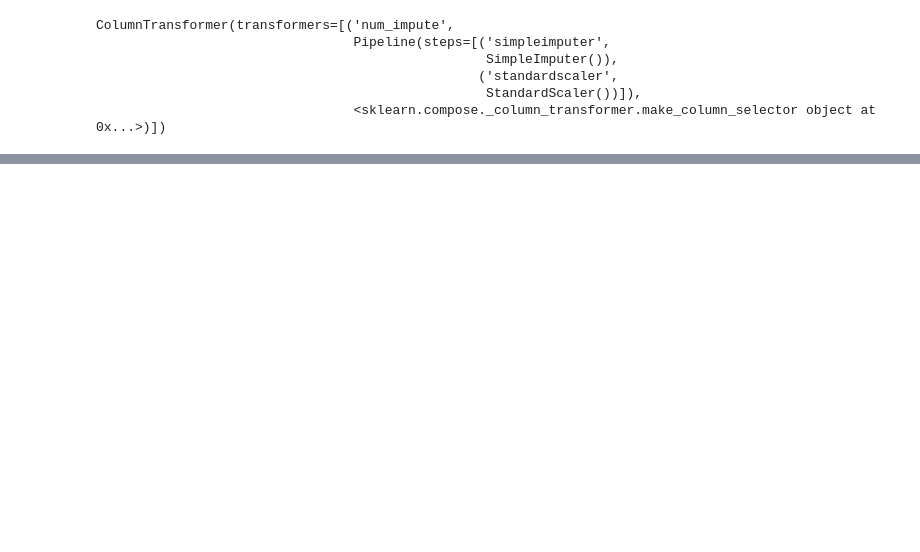
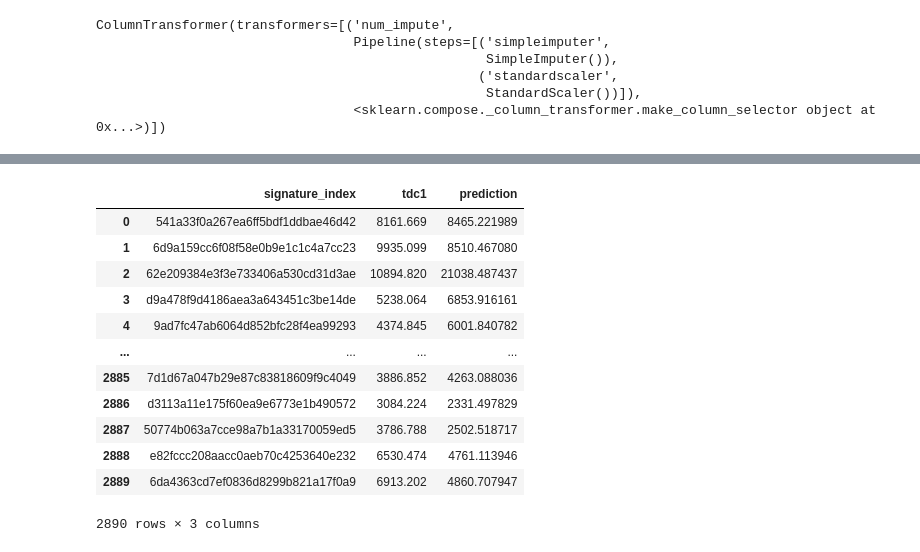
Before and after one commit to tobeybill/TISATAFL, a Jupyter notebook: CorrelationCreation.ipynb, the cells around one changed output, grey strips where cells are left out. Saved outputs shown, nothing was run; the diff lists cells and outputs as text; code cells hidden in the pictures; blank space fills up the shorter version.

```diff
--- a/CorrelationCreation.ipynb
+++ b/CorrelationCreation.ipynb
@@ -187,0 +226,16 @@ scores_df
+# %%
+small_ceo_df
+# %% [output]
+|  | signature_index | tdc1 | prediction |
+| 0 | 541a33f0a267ea6ff5bdf1ddbae46d42 | 8161.669 | 8465.221989 |
+| 1 | 6d9a159cc6f08f58e0b9e1c1c4a7cc23 | 9935.099 | 8510.467080 |
+| 2 | 62e209384e3f3e733406a530cd31d3ae | 10894.820 | 21038.487437 |
+| 3 | d9a478f9d4186aea3a643451c3be14de | 5238.064 | 6853.916161 |
+| 4 | 9ad7fc47ab6064d852bfc28f4ea99293 | 4374.845 | 6001.840782 |
+| ... | ... | ... | ... |
+| 2885 | 7d1d67a047b29e87c83818609f9c4049 | 3886.852 | 4263.088036 |
+| 2886 | d3113a11e175f60ea9e6773e1b490572 | 3084.224 | 2331.497829 |
+| 2887 | 50774b063a7cce98a7b1a33170059ed5 | 3786.788 | 2502.518717 |
+| 2888 | e82fccc208aacc0aeb70c4253640e232 | 6530.474 | 4761.113946 |
+| 2889 | 6da4363cd7ef0836d8299b821a17f0a9 | 6913.202 | 4860.707947 |
+2890 rows × 3 columns
```
Also changed, not shown: parts of 20 cells of this notebook, 3 other files.
